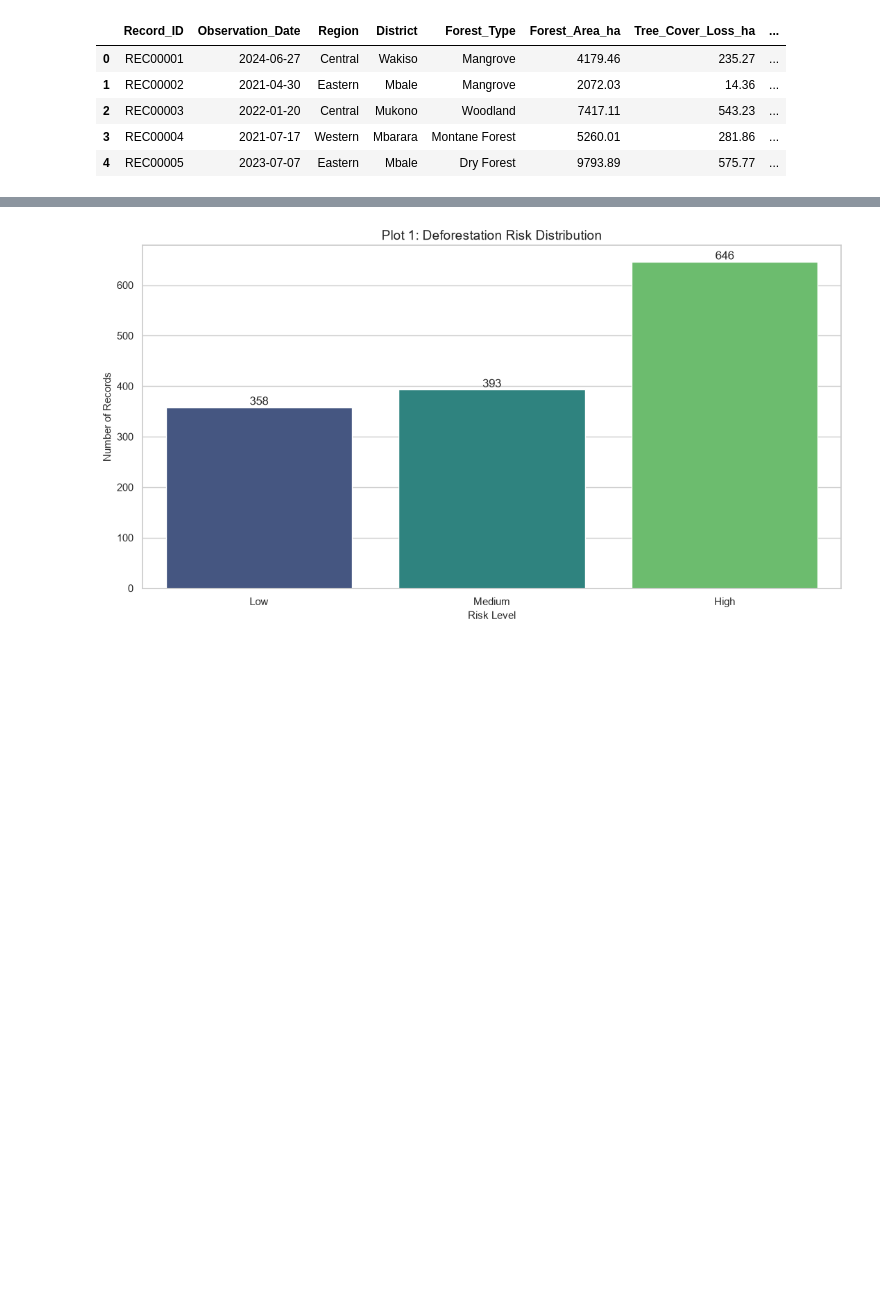
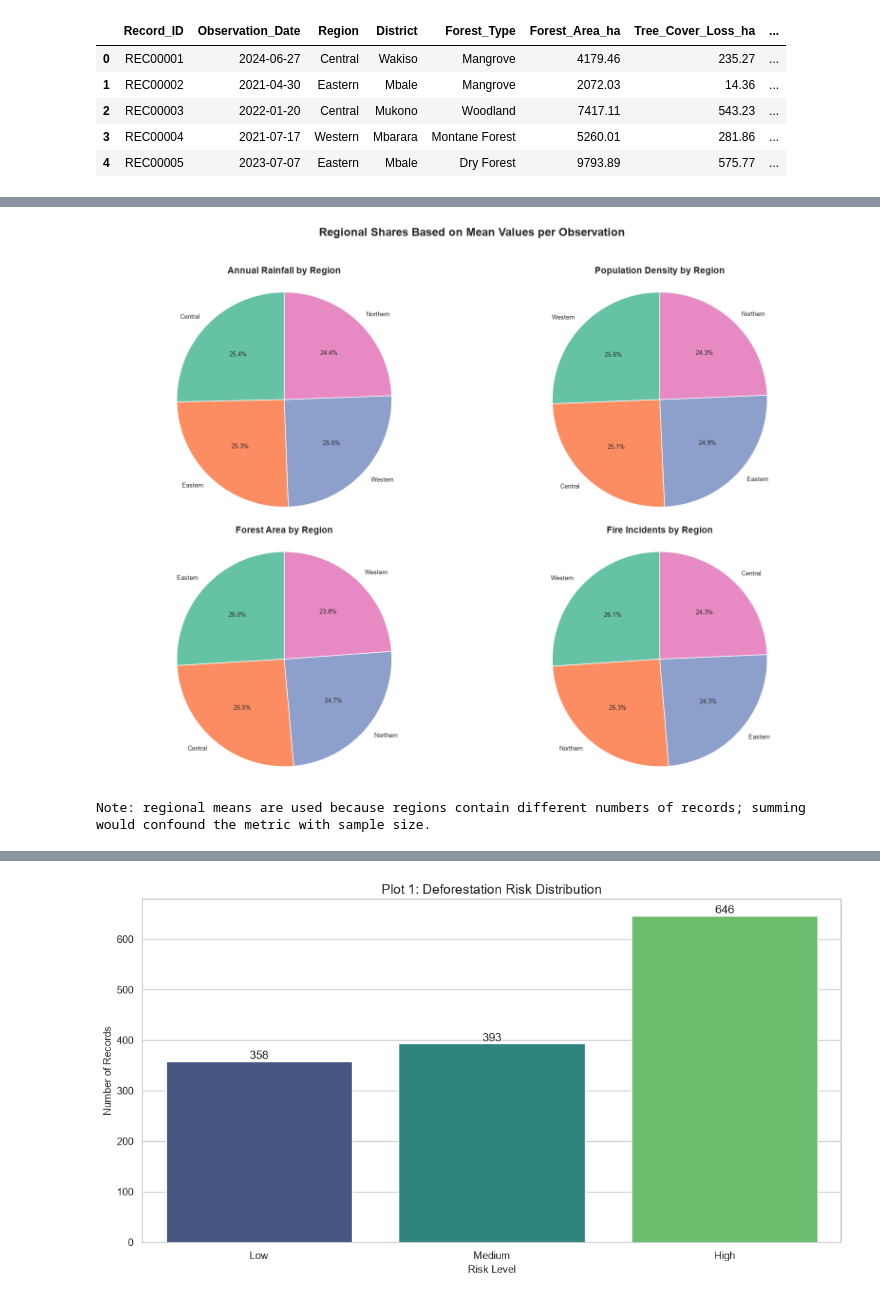
Before and after one commit to MusiMark/Deforestation-Tracking, a Jupyter notebook: notebooks/03_visualization&insights.ipynb, the cells around one changed output, grey strips where cells are left out. Drawn from its saved outputs; the diff is of its cells as text; code cells hidden in the pictures; blank space fills up the shorter version.

```diff
--- a/notebooks/03_visualization&insights.ipynb
+++ b/notebooks/03_visualization&insights.ipynb
@@ -96,0 +154,49 @@ The most useful variables are:
+# %%
+# Regional overview: rainfall, population, forest area, and fire incidents
+
+pie_columns = {
+    "Annual_Rainfall_mm": "Annual Rainfall by Region",
+    "Population_Density": "Population Density by Region",
+    "Forest_Area_ha": "Forest Area by Region",
+    "Fire_Incidents": "Fire Incidents by Region",
+}
+
+fig, axes = plt.subplots(2, 2, figsize=(16, 12))
+colors = sns.color_palette("Set2", n_colors=viz_df["Region"].nunique())
+
+for ax, (column, title) in zip(axes.flat, pie_columns.items()):
+    region_means = (
+        viz_df.groupby("Region")[column]
+        .mean()
+        .sort_values(ascending=False)
+    )
+
+    ax.pie(
+        region_means.values,
+        labels=region_means.index,
+        autopct=lambda pct: f"{pct:.1f}%" if pct >= 3 else "",
+        startangle=90,
+        colors=colors[:len(region_means)],
+        wedgeprops={"edgecolor": "white", "linewidth": 1},
+        textprops={"fontsize": 9},
+    )
+
+    ax.set_title(title, fontweight="bold", pad=12)
+    ax.axis("equal")
+
+fig.suptitle(
+    "Regional Shares Based on Mean Values per Observation",
+    fontsize=17,
+    fontweight="bold",
+)
+
+fig.tight_layout(rect=[0, 0, 1, 0.96])
+risk_path = output_dir / 'Regional overview.png'
+fig.savefig(risk_path, dpi=300, bbox_inches='tight')
+plt.show()
+risk_path
+
+print('Note: regional means are used because regions contain different numbers of records; summing would confound the metric with sample size.')
+# %% [output]
+[figure, added]
+Note: regional means are used because regions contain different numbers of records; summing would confound the metric with sample size.
```
Also changed, not shown: parts of 24 cells of this notebook, 10 other files.
